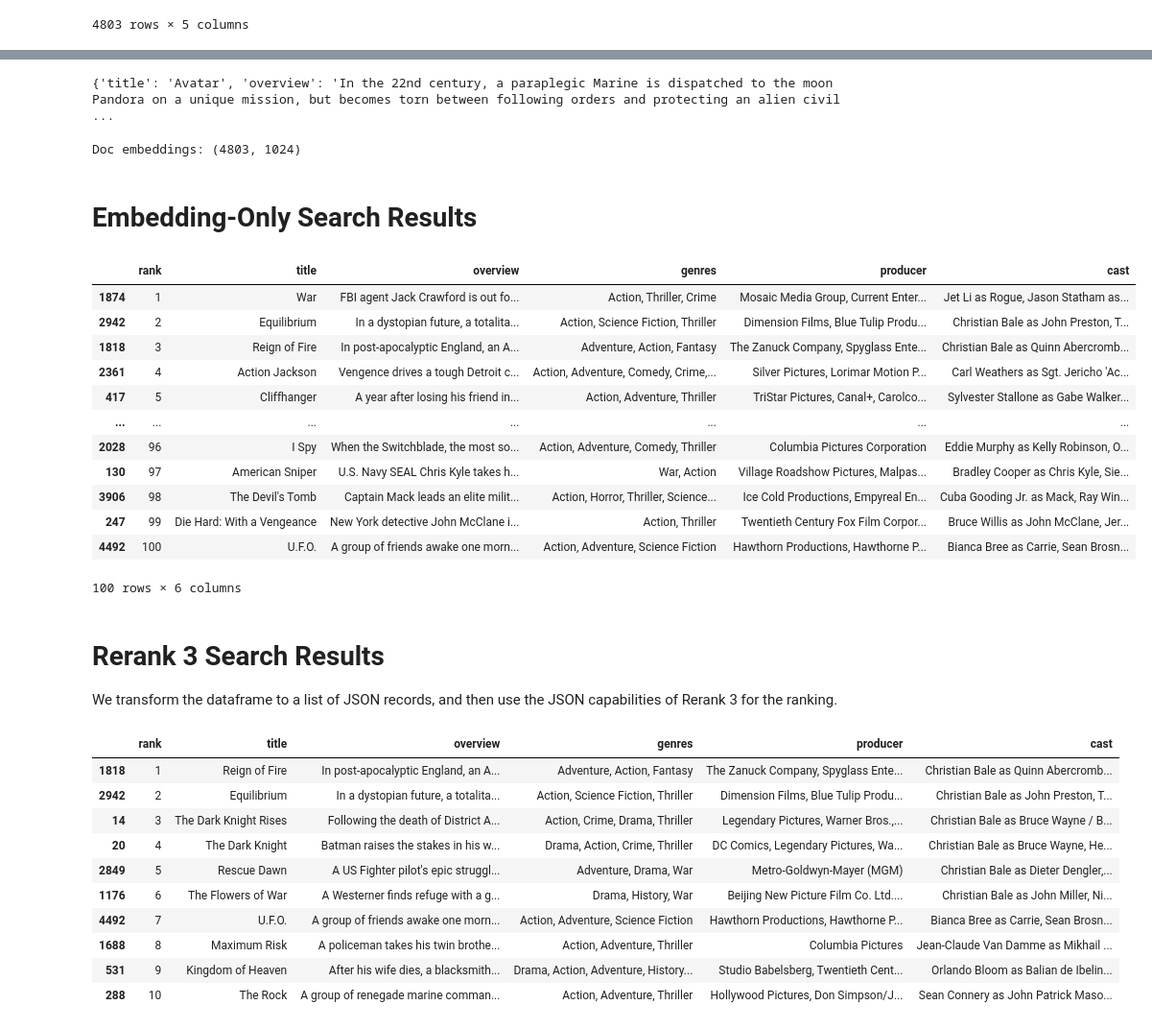
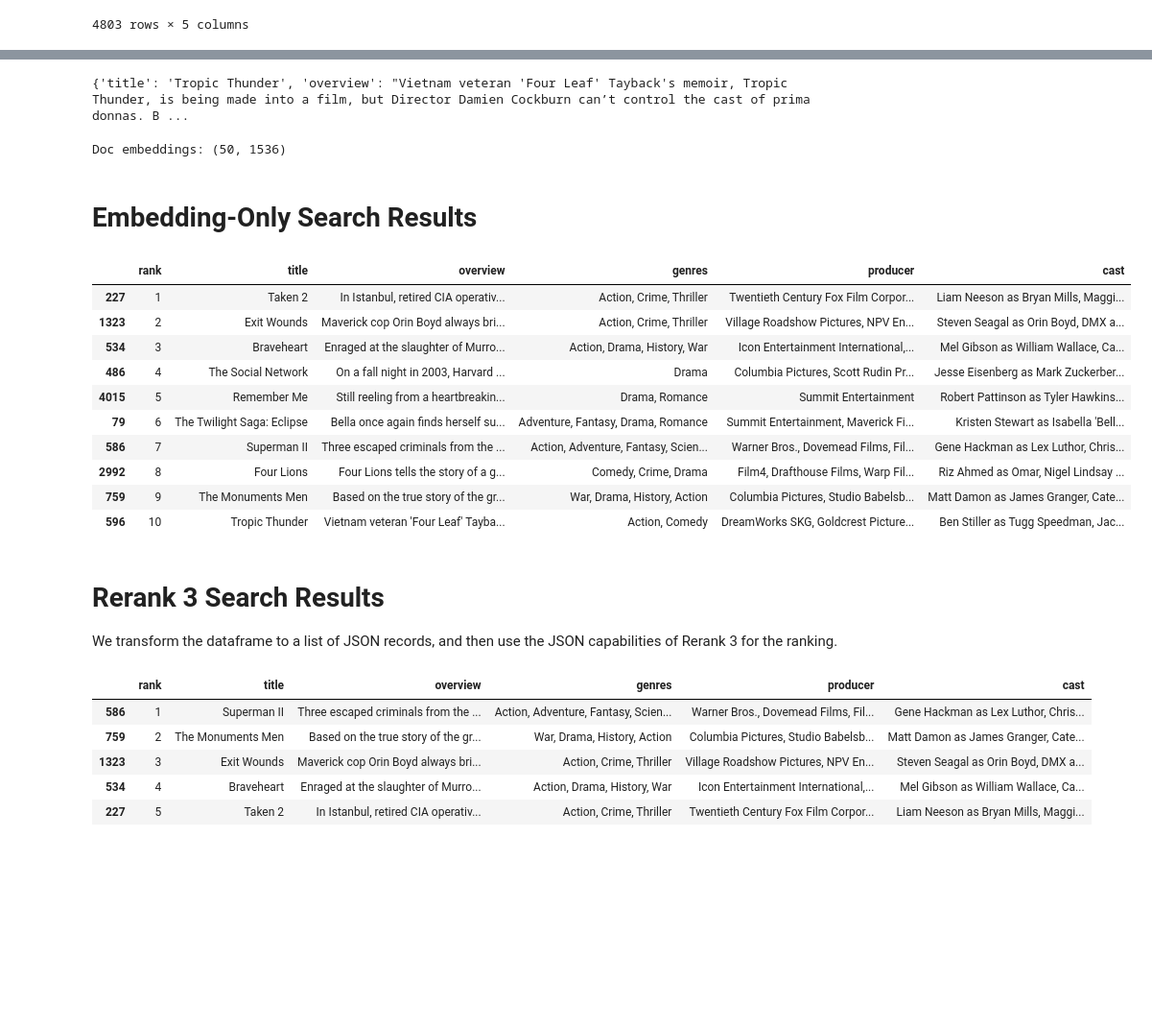
Before and after one commit to tam159/generative_ai, a Jupyter notebook: llm/notebook/enhanced_retriever/cohere_rerank_df_search.ipynb, the cells around one changed output, grey strips where cells are left out. Shown at 96% size. Saved outputs shown, nothing was run; the diff lists cells and outputs as text; code cells hidden in the pictures; blank space fills up the shorter version.

```diff
--- a/llm/notebook/enhanced_retriever/cohere_rerank_df_search.ipynb
+++ b/llm/notebook/enhanced_retriever/cohere_rerank_df_search.ipynb
@@ -37,3 +37,7 @@ df
 | 4801 | Running Forever | After being estranged since her m... | Family | New Kingdom Pictures |  |
 | 4802 | To Be Frank, Sinatra at 100 | None | Documentary | Eyeline Entertainment | Tony Oppedisano as Narrator |
 4803 rows × 5 columns
+# %%
+# Randomly get 50 rows with no None value in all columns
+df = df.dropna(axis=0, how='all').sample(n=50, random_state=42)
+df
@@ -40,50 +62,48 @@ df
 # %%
-# First we embed all movies to be able to go from 5000 movies to top-100 movies
+# First, we embed all movies to be able to go from 50 movies to top-10 movies
 docs_txt = [str(doc) for doc in df.to_dict('records')]
 print(docs_txt[0])
 # %% [output]
-{'title': 'Avatar', 'overview': 'In the 22nd century, a paraplegic Marine is dispatched to the moon Pandora on a unique mission, but becomes torn between following orders and protecting an alien civil ...
+{'title': 'Tropic Thunder', 'overview': "Vietnam veteran 'Four Leaf' Tayback's memoir, Tropic Thunder, is being made into a film, but Director Damien Cockburn can’t control the cast of prima donnas. B ...
 # %%
-doc_emb = np.asarray(co.embed(texts=docs_txt, model="embed-english-v3.0", input_type="search_document").embeddings)
+doc_emb = np.asarray(co.embed(texts=docs_txt, model="embed-v4.0", input_type="search_document").embeddings)
 print(f"Doc embeddings: {doc_emb.shape}")
 # %% [output]
-Doc embeddings: (4803, 1024)
+Doc embeddings: (50, 1536)
 # %% [markdown]
 # Embedding-Only Search Results
 # %%
-# Now we define a specific query and first run embedding search to go from 5000 movies to 100 movies
+# Now we define a specific query and first run embedding search to go from 50 movies to 10 movies
 query = "Action movies with Christian Bale"
 
 # Get the query embedding
-query_emb = np.asarray(co.embed(texts=[query], model="embed-english-v3.0", input_type="search_query").embeddings)
+query_emb = np.asarray(co.embed(texts=[query], model="embed-v4.0", input_type="search_query").embeddings)
 
 # Compute the cosine similarity / dot product for the query embedding and all document embeddings
 dot_scores = np.matmul(query_emb, doc_emb.transpose())[0]
 
-# Get the top_100 hits
-top_100_hits = np.argsort(-dot_scores).tolist()[0:100]
+# Get the top_10 hits
+top_10_hits = np.argsort(-dot_scores).tolist()[0:10]
 
-# Create a data frame with the top-100 results
+# Create a data frame with the top-10 results
 
 # We see that the data frame contains some Christian Bale movies, but
 # not necessarily at the top positions
-emb_results = df.iloc[top_100_hits].copy()
+emb_results = df.iloc[top_10_hits].copy()
 emb_results.insert(loc=0, column='rank', value=(np.arange(len(emb_results))+1))
 emb_results
 # %% [output]
 |  | rank | title | overview | genres | producer | cast |
-| 1874 | 1 | War | FBI agent Jack Crawford is out fo... | Action, Thriller, Crime | Mosaic Media Group, Current Enter... | Jet Li as Rogue, Jason Statham as... |
-| 2942 | 2 | Equilibrium | In a dystopian future, a totalita... | Action, Science Fiction, Thriller | Dimension Films, Blue Tulip Produ... | Christian Bale as John Preston, T... |
-| 1818 | 3 | Reign of Fire | In post-apocalyptic England, an A... | Adventure, Action, Fantasy | The Zanuck Company, Spyglass Ente... | Christian Bale as Quinn Abercromb... |
-| 2361 | 4 | Action Jackson | Vengence drives a tough Detroit c... | Action, Adventure, Comedy, Crime,... | Silver Pictures, Lorimar Motion P... | Carl Weathers as Sgt. Jericho 'Ac... |
-| 417 | 5 | Cliffhanger | A year after losing his friend in... | Action, Adventure, Thriller | TriStar Pictures, Canal+, Carolco... | Sylvester Stallone as Gabe Walker... |
-| ... | ... | ... | ... | ... | ... | ... |
-| 2028 | 96 | I Spy | When the Switchblade, the most so... | Action, Adventure, Comedy, Thriller | Columbia Pictures Corporation | Eddie Murphy as Kelly Robinson, O... |
-| 130 | 97 | American Sniper | U.S. Navy SEAL Chris Kyle takes h... | War, Action | Village Roadshow Pictures, Malpas... | Bradley Cooper as Chris Kyle, Sie... |
-| 3906 | 98 | The Devil's Tomb | Captain Mack leads an elite milit... | Action, Horror, Thriller, Science... | Ice Cold Productions, Empyreal En... | Cuba Gooding Jr. as Mack, Ray Win... |
-| 247 | 99 | Die Hard: With a Vengeance | New York detective John McClane i... | Action, Thriller | Twentieth Century Fox Film Corpor... | Bruce Willis as John McClane, Jer... |
-| 4492 | 100 | U.F.O. | A group of friends awake one morn... | Action, Adventure, Science Fiction | Hawthorn Productions, Hawthorne P... | Bianca Bree as Carrie, Sean Brosn... |
+| 227 | 1 | Taken 2 | In Istanbul, retired CIA operativ... | Action, Crime, Thriller | Twentieth Century Fox Film Corpor... | Liam Neeson as Bryan Mills, Maggi... |
+| 1323 | 2 | Exit Wounds | Maverick cop Orin Boyd always bri... | Action, Crime, Thriller | Village Roadshow Pictures, NPV En... | Steven Seagal as Orin Boyd, DMX a... |
+| 534 | 3 | Braveheart | Enraged at the slaughter of Murro... | Action, Drama, History, War | Icon Entertainment International,... | Mel Gibson as William Wallace, Ca... |
+| 486 | 4 | The Social Network | On a fall night in 2003, Harvard ... | Drama | Columbia Pictures, Scott Rudin Pr... | Jesse Eisenberg as Mark Zuckerber... |
+| 4015 | 5 | Remember Me | Still reeling from a heartbreakin... | Drama, Romance | Summit Entertainment | Robert Pattinson as Tyler Hawkins... |
+| 79 | 6 | The Twilight Saga: Eclipse | Bella once again finds herself su... | Adventure, Fantasy, Drama, Romance | Summit Entertainment, Maverick Fi... | Kristen Stewart as Isabella 'Bell... |
+| 586 | 7 | Superman II | Three escaped criminals from the ... | Action, Adventure, Fantasy, Scien... | Warner Bros., Dovemead Films, Fil... | Gene Hackman as Lex Luthor, Chris... |
+| 2992 | 8 | Four Lions | Four Lions tells the story of a g... | Comedy, Crime, Drama | Film4, Drafthouse Films, Warp Fil... | Riz Ahmed as Omar, Nigel Lindsay ... |
+| 759 | 9 | The Monuments Men | Based on the true story of the gr... | War, Drama, History, Action | Columbia Pictures, Studio Babelsb... | Matt Damon as James Granger, Cate... |
+| 596 | 10 | Tropic Thunder | Vietnam veteran 'Four Leaf' Tayba... | Action, Comedy | DreamWorks SKG, Goldcrest Picture... | Ben Stiller as Tugg Speedman, Jac... |
-100 rows × 6 columns
 # %% [markdown]
 # Rerank 3 Search Results
 We transform the dataframe to a list of JSON records, and then use the JSON capabilities of Rerank 3 for the ranking.
@@ -97,9 +117,9 @@ docs = emb_results.to_dict('records')
 rank_fields = list(docs[0].keys())
 
 #We pass this to co.rerank
-results = co.rerank(query=query, documents=docs, top_n=10, model='rerank-english-v3.0', rank_fields=rank_fields)
+results = co.rerank(query=query, documents=docs, top_n=5, model='rerank-v3.5', rank_fields=rank_fields)
 
-# Collect the indices for the  top results
+# Collect the indices for the top results
 top_ids = [hit.index for hit in results.results]
 
 # Create the DataFrame with the rerank results
@@ -111,13 +131,8 @@ rerank_results['rank'] = (np.arange(len(rerank_results))+1)
 rerank_results
 # %% [output]
 |  | rank | title | overview | genres | producer | cast |
-| 1818 | 1 | Reign of Fire | In post-apocalyptic England, an A... | Adventure, Action, Fantasy | The Zanuck Company, Spyglass Ente... | Christian Bale as Quinn Abercromb... |
-| 2942 | 2 | Equilibrium | In a dystopian future, a totalita... | Action, Science Fiction, Thriller | Dimension Films, Blue Tulip Produ... | Christian Bale as John Preston, T... |
-| 14 | 3 | The Dark Knight Rises | Following the death of District A... | Action, Crime, Drama, Thriller | Legendary Pictures, Warner Bros.,... | Christian Bale as Bruce Wayne / B... |
-| 20 | 4 | The Dark Knight | Batman raises the stakes in his w... | Drama, Action, Crime, Thriller | DC Comics, Legendary Pictures, Wa... | Christian Bale as Bruce Wayne, He... |
-| 2849 | 5 | Rescue Dawn | A US Fighter pilot's epic struggl... | Adventure, Drama, War | Metro-Goldwyn-Mayer (MGM) | Christian Bale as Dieter Dengler,... |
-| 1176 | 6 | The Flowers of War | A Westerner finds refuge with a g... | Drama, History, War | Beijing New Picture Film Co. Ltd.... | Christian Bale as John Miller, Ni... |
-| 4492 | 7 | U.F.O. | A group of friends awake one morn... | Action, Adventure, Science Fiction | Hawthorn Productions, Hawthorne P... | Bianca Bree as Carrie, Sean Brosn... |
-| 1688 | 8 | Maximum Risk | A policeman takes his twin brothe... | Action, Adventure, Thriller | Columbia Pictures | Jean-Claude Van Damme as Mikhail ... |
-| 531 | 9 | Kingdom of Heaven | After his wife dies, a blacksmith... | Drama, Action, Adventure, History... | Studio Babelsberg, Twentieth Cent... | Orlando Bloom as Balian de Ibelin... |
-| 288 | 10 | The Rock | A group of renegade marine comman... | Action, Adventure, Thriller | Hollywood Pictures, Don Simpson/J... | Sean Connery as John Patrick Maso... |
+| 586 | 1 | Superman II | Three escaped criminals from the ... | Action, Adventure, Fantasy, Scien... | Warner Bros., Dovemead Films, Fil... | Gene Hackman as Lex Luthor, Chris... |
+| 759 | 2 | The Monuments Men | Based on the true story of the gr... | War, Drama, History, Action | Columbia Pictures, Studio Babelsb... | Matt Damon as James Granger, Cate... |
+| 1323 | 3 | Exit Wounds | Maverick cop Orin Boyd always bri... | Action, Crime, Thriller | Village Roadshow Pictures, NPV En... | Steven Seagal as Orin Boyd, DMX a... |
+| 534 | 4 | Braveheart | Enraged at the slaughter of Murro... | Action, Drama, History, War | Icon Entertainment International,... | Mel Gibson as William Wallace, Ca... |
+| 227 | 5 | Taken 2 | In Istanbul, retired CIA operativ... | Action, Crime, Thriller | Twentieth Century Fox Film Corpor... | Liam Neeson as Bryan Mills, Maggi... |
```
Also changed, not shown: parts of 1 cell of this notebook.
